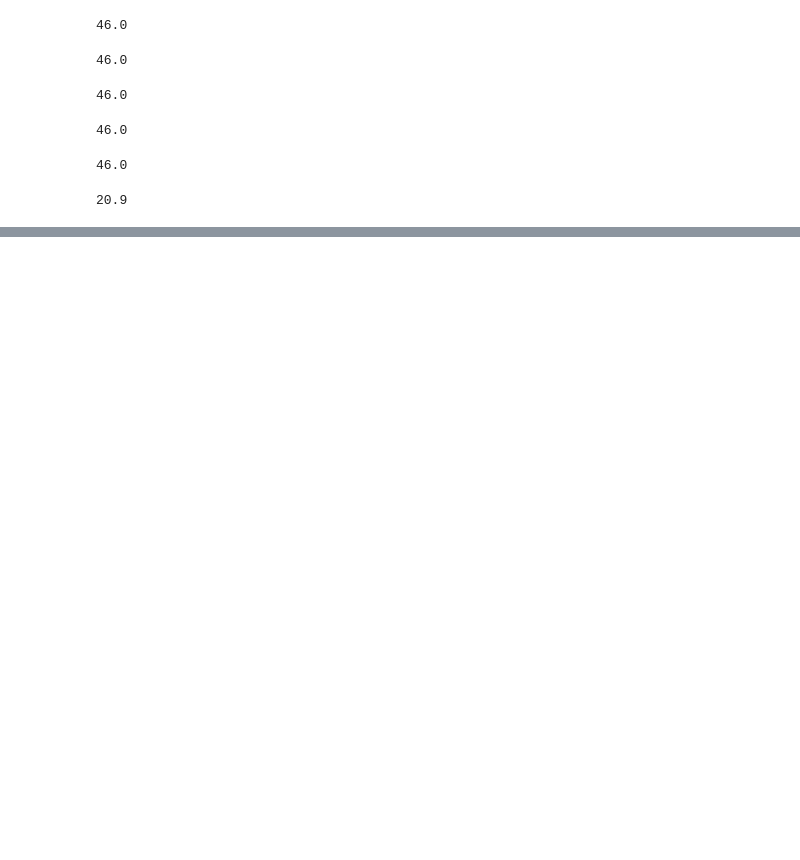
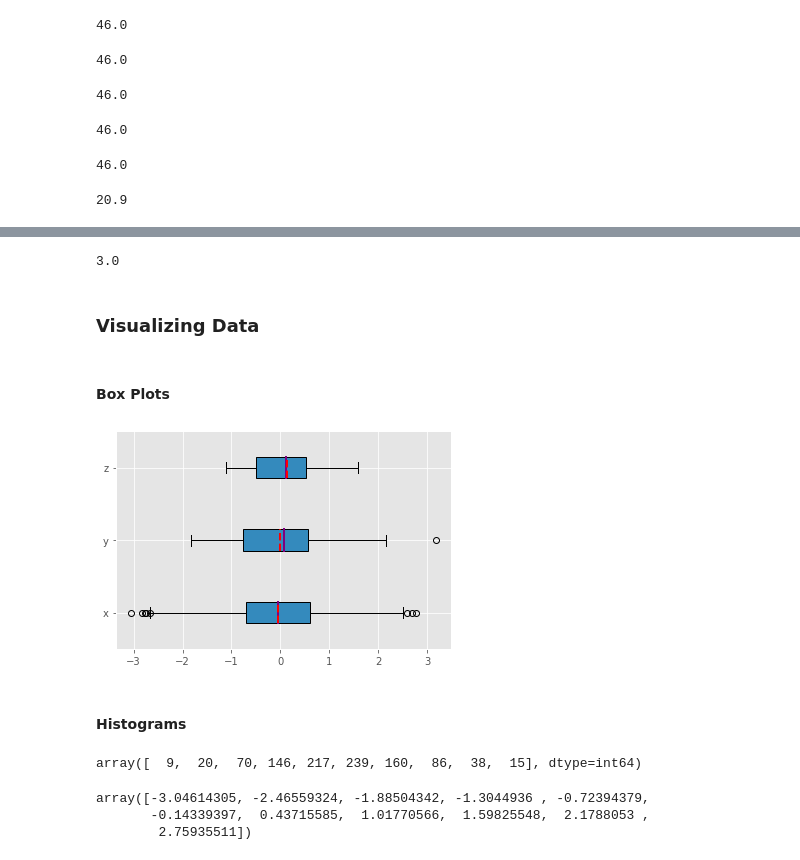
Before and after one commit to arisandyk/H8_5, a Jupyter notebook: Sesi 9/Sesi_9.ipynb, the cells around one changed output, grey strips where cells are left out. Drawn from its saved outputs; the diff is of its cells as text; code cells hidden in the pictures; blank space fills up the shorter version.

```diff
--- a/Sesi 9/Sesi_9.ipynb
+++ b/Sesi 9/Sesi_9.ipynb
@@ -571,0 +1008,45 @@ quartiles[1] - quartiles[0]
+# %%
+df.describe().at['50%', 'B']
+# %% [output]
+3.0
+# %% [markdown]
+### Visualizing Data
+# %%
+import matplotlib.pyplot as plt
+plt.style.use('ggplot')
+# %% [markdown]
+#### Box Plots
+# %%
+np.random.seed(seed=0)
+x = np.random.randn(1000)
+y = np.random.randn(100)
+z = np.random.randn(10)
+# %%
+fig, ax = plt.subplots()
+ax.boxplot(
+    (x, y, z),
+    vert=False,
+    showmeans=True,
+    meanline=True,
+    labels=('x', 'y', 'z'),
+    patch_artist=True,
+    medianprops={'linewidth': 2, 'color': 'purple'},
+    meanprops={'linewidth': 2, 'color': 'red'}
+)
+
+plt.show()
+# %% [output]
+[figure, added]
+# %% [markdown]
+#### Histograms
+# %%
+hist, bin_edges = np.histogram(x, bins=10)
+hist
+# %% [output]
+array([  9,  20,  70, 146, 217, 239, 160,  86,  38,  15], dtype=int64)
+# %%
+bin_edges
+# %% [output]
+array([-3.04614305, -2.46559324, -1.88504342, -1.3044936 , -0.72394379,
+       -0.14339397,  0.43715585,  1.01770566,  1.59825548,  2.1788053 ,
+        2.75935511])
```
Also changed, not shown: parts of 92 cells of this notebook, 7 other files.
